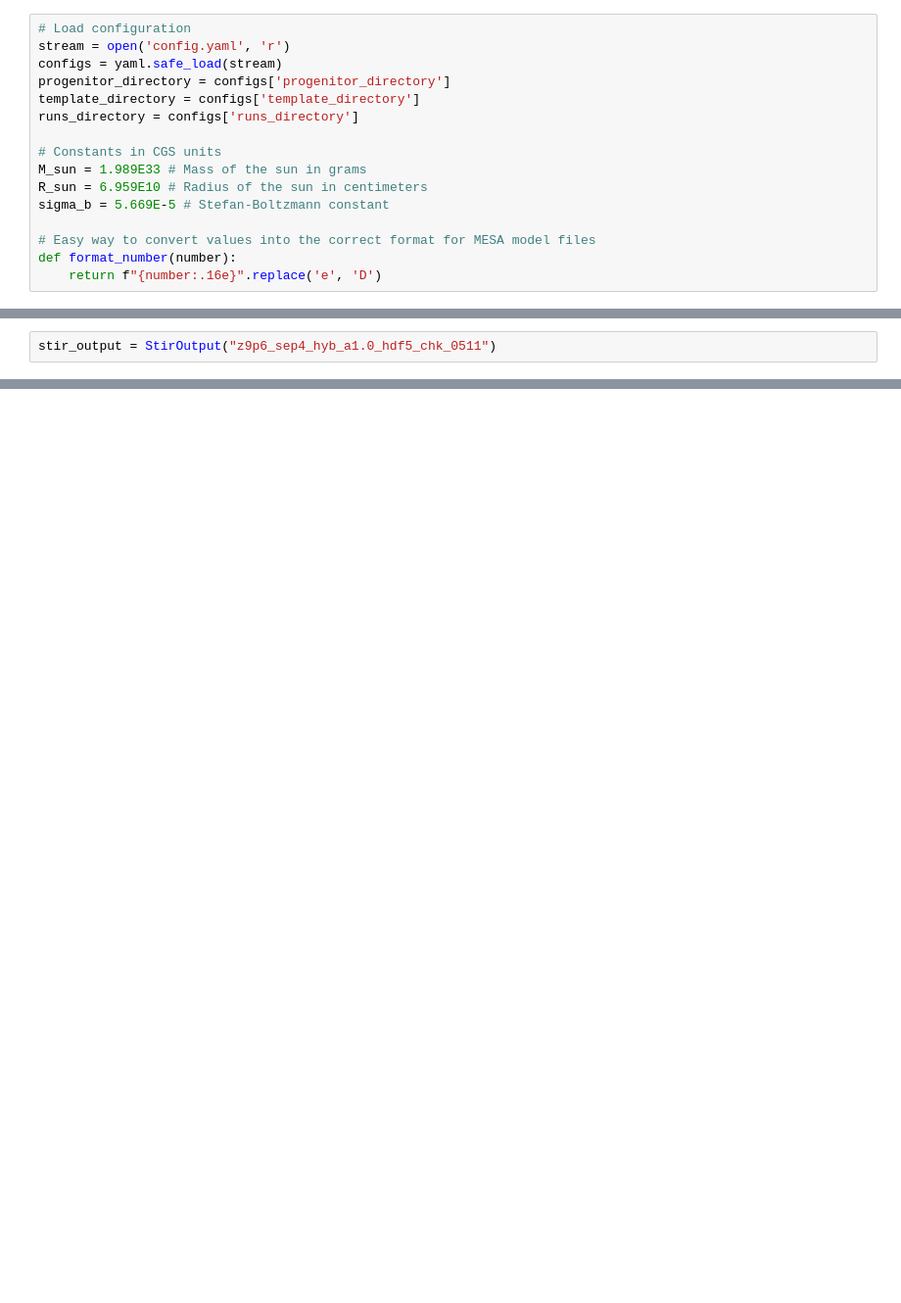
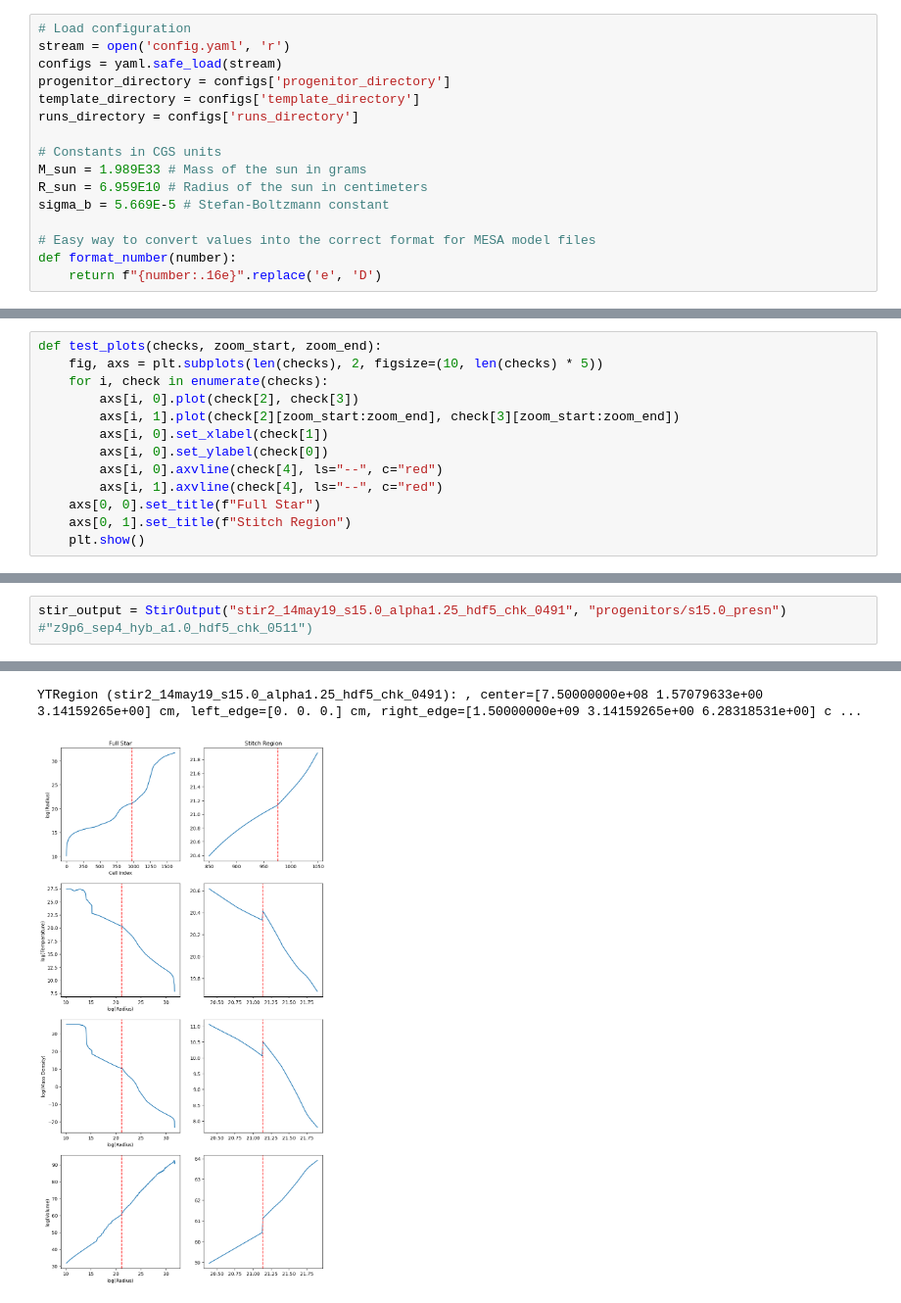
Before and after one commit to snaphu-msu/osnap, a Jupyter notebook: conversion.ipynb, the cells around one changed output, grey strips where cells are left out. Shown at 98% size. Saved outputs shown, nothing was run; the diff lists cells and outputs as text; blank space fills up the shorter version.

```diff
--- a/conversion.ipynb
+++ b/conversion.ipynb
@@ -192,0 +26,13 @@ class StirOutput():
+# %%
+def test_plots(checks, zoom_start, zoom_end):
+    fig, axs = plt.subplots(len(checks), 2, figsize=(10, len(checks) * 5))
+    for i, check in enumerate(checks):
+        axs[i, 0].plot(check[2], check[3])
+        axs[i, 1].plot(check[2][zoom_start:zoom_end], check[3][zoom_start:zoom_end])
+        axs[i, 0].set_xlabel(check[1])
+        axs[i, 0].set_ylabel(check[0])
+        axs[i, 0].axvline(check[4], ls="--", c="red")
+        axs[i, 1].axvline(check[4], ls="--", c="red")
+    axs[0, 0].set_title(f"Full Star")
+    axs[0, 1].set_title(f"Stitch Region")
+    plt.show()
@@ -193,3 +291,3 @@ class StirOutput():
 # %%
-stir_output = StirOutput("z9p6_sep4_hyb_a1.0_hdf5_chk_0511")
+stir_output = StirOutput("stir2_14may19_s15.0_alpha1.25_hdf5_chk_0491", "progenitors/s15.0_presn") #"z9p6_sep4_hyb_a1.0_hdf5_chk_0511")
 # %% [output]
@@ -204,2 +301,4 @@ yt : [INFO     ] 2025-01-22 16:37:34,081 Parameters: cosmological_simulation   =
+YTRegion (stir2_14may19_s15.0_alpha1.25_hdf5_chk_0491): , center=[7.50000000e+08 1.57079633e+00 3.14159265e+00] cm, left_edge=[0. 0. 0.] cm, right_edge=[1.50000000e+09 3.14159265e+00 6.28318531e+00] c ...
+[figure, added]
 # %%
 stir_output.setup_mesa_input(1)
```
Also changed, not shown: parts of 6 cells of this notebook, 18 other files.
